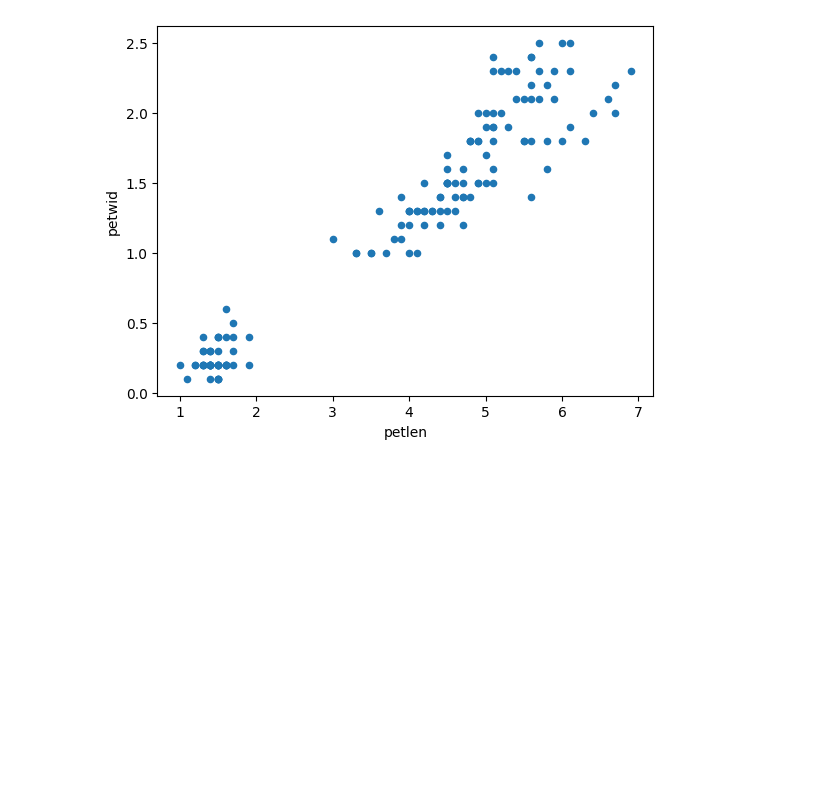
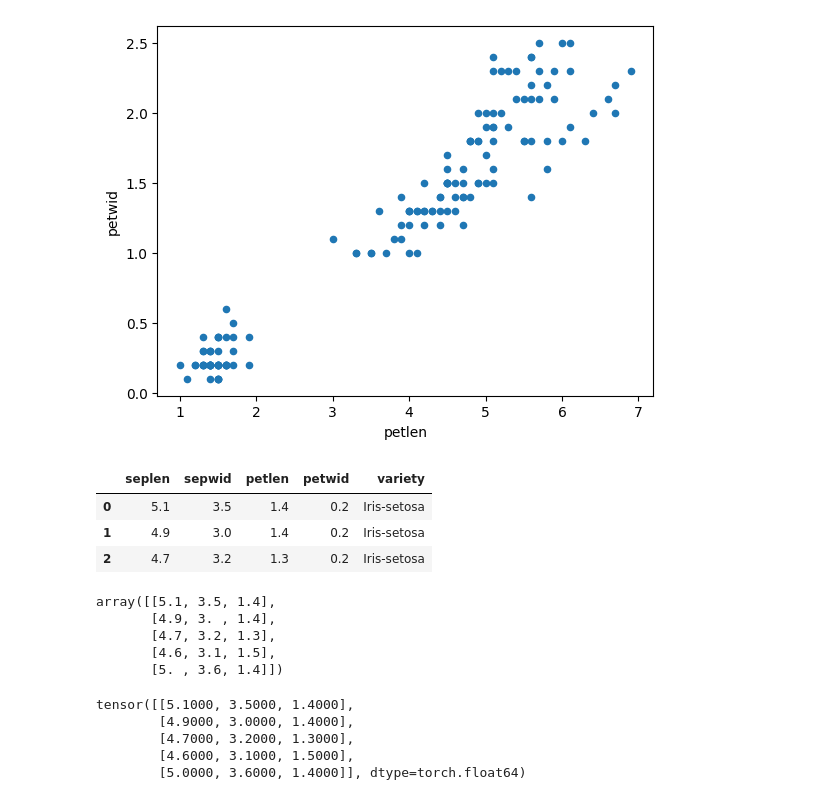
Before and after one commit to cs544-wisc/f23, a Jupyter notebook: lec/06-pytorch-optimization/1/nb/demo.ipynb, the cells around one changed output. Saved outputs shown, nothing was run; the diff lists cells and outputs as text; code cells hidden in the pictures; blank space fills up the shorter version.

```diff
--- a/lec/06-pytorch-optimization/1/nb/demo.ipynb
+++ b/lec/06-pytorch-optimization/1/nb/demo.ipynb
@@ -108,3 +108,18 @@ df.plot.scatter(x="petlen", y="petwid")
 # %% [output]
 <Axes: xlabel='petlen', ylabel='petwid'>
 [figure]
+# %%
+df.head(3)
+# %% [output]
+|  | seplen | sepwid | petlen | petwid | variety |
+| 0 | 5.1 | 3.5 | 1.4 | 0.2 | Iris-setosa |
+| 1 | 4.9 | 3.0 | 1.4 | 0.2 | Iris-setosa |
+| 2 | 4.7 | 3.2 | 1.3 | 0.2 | Iris-setosa |
+# %%
+df[["seplen", "sepwid", "petlen"]].head().values
+# %% [output]
+array([[5.1, 3.5, 1.4],
+       [4.9, 3. , 1.4],
+       [4.7, 3.2, 1.3],
+       [4.6, 3.1, 1.5],
+       [5. , 3.6, 1.4]])
@@ -110,0 +135,8 @@ df.plot.scatter(x="petlen", y="petwid")
+# %%
+X
+# %% [output]
+tensor([[5.1000, 3.5000, 1.4000],
+        [4.9000, 3.0000, 1.4000],
+        [4.7000, 3.2000, 1.3000],
+        [4.6000, 3.1000, 1.5000],
+        [5.0000, 3.6000, 1.4000]], dtype=torch.float64)
```
Also changed, not shown: parts of 14 cells of this notebook, 1 other file.
